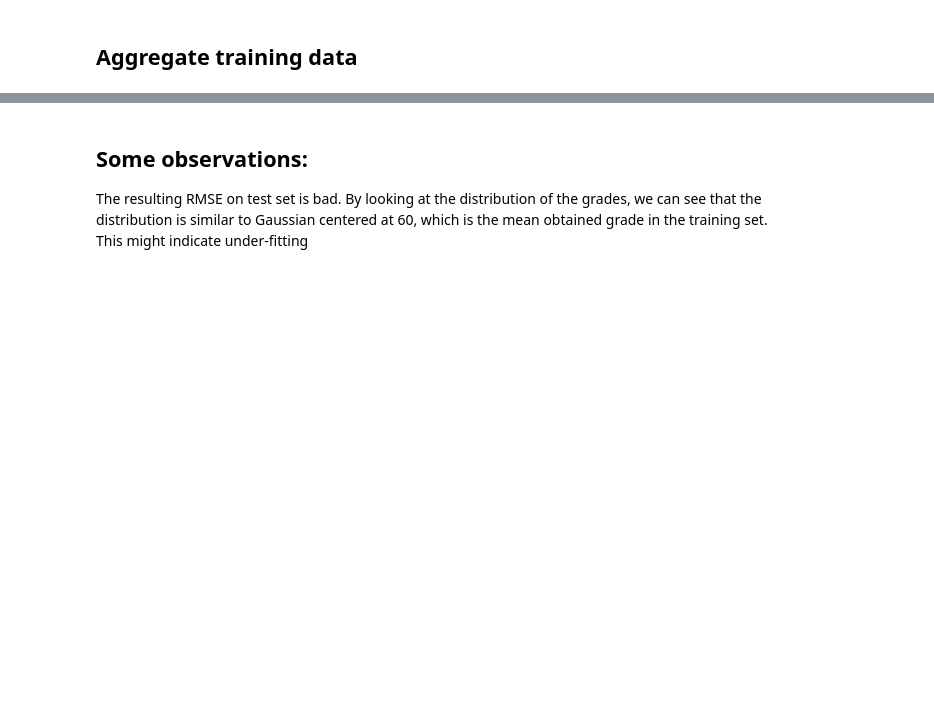
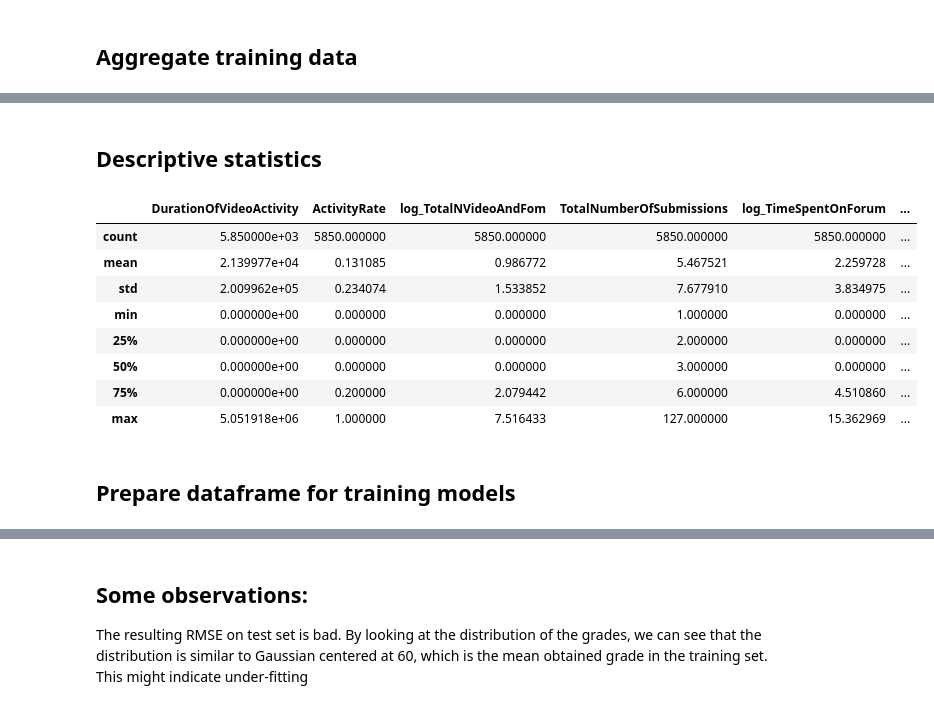
Before and after one commit to ThomasGrivaz/Learning-Analytics-Project, a Jupyter notebook: regression_task.ipynb, the cells around one changed output, grey strips where cells are left out. Drawn from its saved outputs; the diff is of its cells as text; code cells hidden in the pictures; blank space fills up the shorter version.

```diff
--- a/regression_task.ipynb
+++ b/regression_task.ipynb
@@ -140,6 +140,22 @@ data.head()
 # we add several features based on other statistics
 data['MeanProblemSubmissionNumber'] = data['TotalNumberOfSubmissions'].groupby(level=1).transform(np.mean)
 #data
+# %% [markdown]
+## Descriptive statistics
+# %%
+data.describe()
+# %% [output]
+|  | DurationOfVideoActivity | ActivityRate | log_TotalNVideoAndFom | TotalNumberOfSubmissions | log_TimeSpentOnForum | ... |
+| count | 5.850000e+03 | 5850.000000 | 5850.000000 | 5850.000000 | 5850.000000 | ... |
+| mean | 2.139977e+04 | 0.131085 | 0.986772 | 5.467521 | 2.259728 | ... |
+| std | 2.009962e+05 | 0.234074 | 1.533852 | 7.677910 | 3.834975 | ... |
+| min | 0.000000e+00 | 0.000000 | 0.000000 | 1.000000 | 0.000000 | ... |
+| 25% | 0.000000e+00 | 0.000000 | 0.000000 | 2.000000 | 0.000000 | ... |
+| 50% | 0.000000e+00 | 0.000000 | 0.000000 | 3.000000 | 0.000000 | ... |
+| 75% | 0.000000e+00 | 0.200000 | 2.079442 | 6.000000 | 4.510860 | ... |
+| max | 5.051918e+06 | 1.000000 | 7.516433 | 127.000000 | 15.362969 | ... |
+# %% [markdown]
+## Prepare dataframe for training models
 # %%
 # convert dataframe in matrix form
 y = data.GradeDiff.as_matrix()
```
Also changed, not shown: parts of 25 cells of this notebook.
